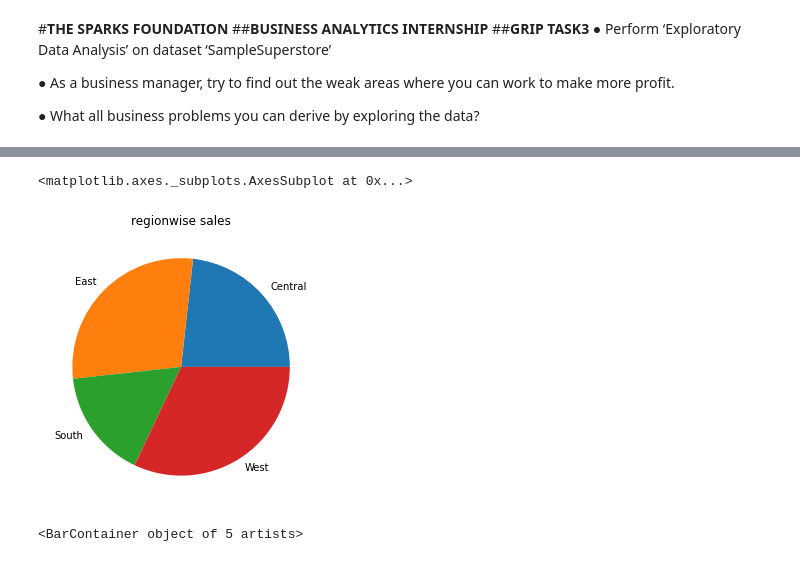
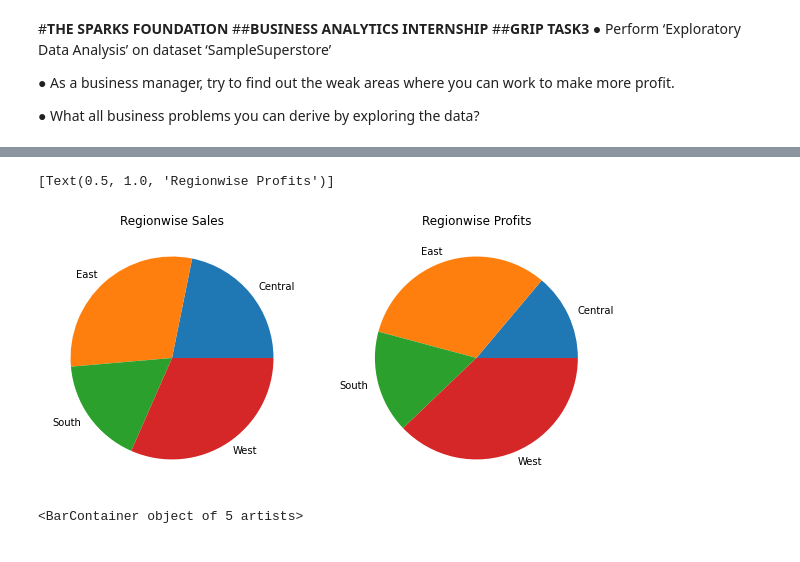
Before and after one commit to sury1999/Data-Analysis-Projects, a Jupyter notebook: Grip_Task_3_Exploratory_Data_Analysis.ipynb, the cells around one changed output, grey strips where cells are left out. Saved outputs shown, nothing was run; the diff lists cells and outputs as text; code cells hidden in the pictures.

Commit message:
Corrected pie charts

```diff
--- a/Grip_Task_3_Exploratory_Data_Analysis.ipynb
+++ b/Grip_Task_3_Exploratory_Data_Analysis.ipynb
@@ -35,7 +30,13 @@ df.groupby('Region')['Sales'].count().plot(kind='pie', figsize=(10,5), title='re
-# %%
-df.groupby('Region')['Profit'].count().plot(kind='pie', figsize=(10,5), title='regionwise sales', ylabel='')
-# %% [output]
-<matplotlib.axes._subplots.AxesSubplot at 0x...>
-[figure, removed]
+# %%
+fig, ax = plt.subplots(nrows=1, ncols=2, figsize=(10, 5))
+g1 = df.groupby('Region')['Sales'].sum()
+g2 = df.groupby('Region')['Profit'].sum()
+ax[0].pie(g1, labels=g1.index)
+ax[1].pie(g2, labels=g2.index)
+ax[0].set(title='Regionwise Sales')
+ax[1].set(title='Regionwise Profits')
+# %% [output]
+[Text(0.5, 1.0, 'Regionwise Profits')]
+[figure, added]
 # %%
 ymax = pd.Series(df.groupby('State')['Quantity'].sum().sort_values(ascending=False).head(5))
```
Also changed, not shown: parts of 3 cells of this notebook.
